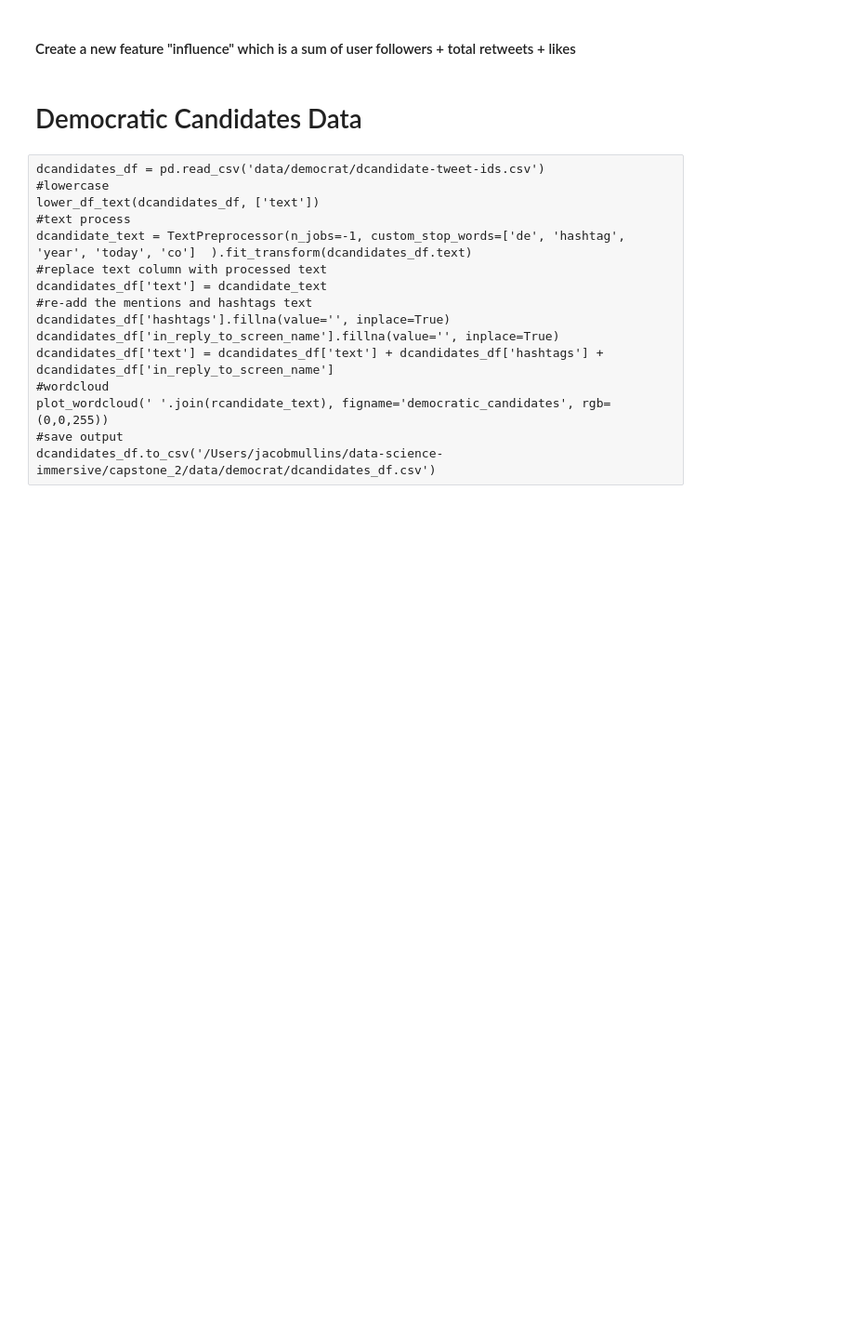
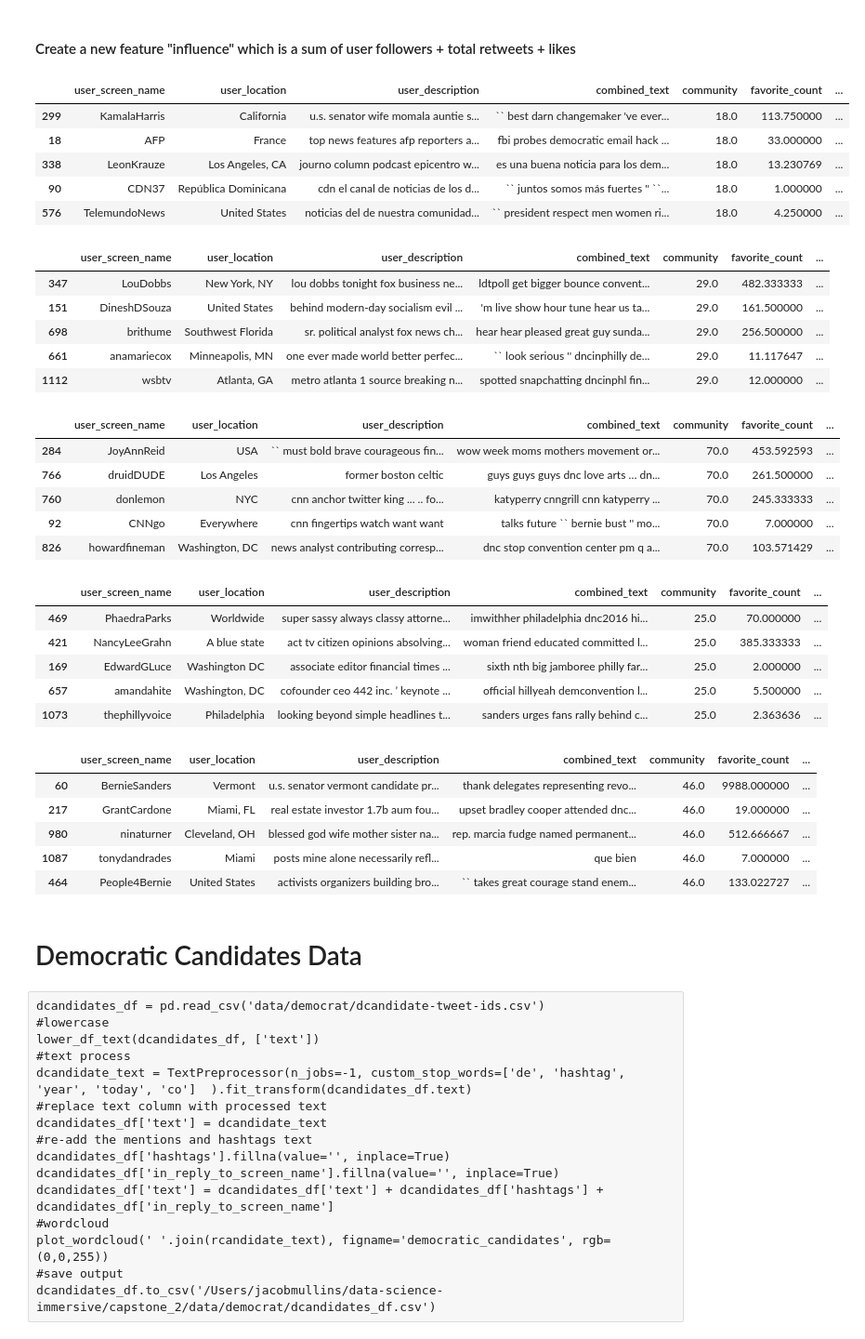
Before and after one commit to jakemull13/Network-Analysis-of-Political-Communites-on-Twitter, a Jupyter notebook: EDA.ipynb, the cells around one changed output. Shown at 93% size. Drawn from its saved outputs; the diff is of its cells as text; code cells hidden in the pictures; blank space fills up the shorter version.

```diff
--- a/EDA.ipynb
+++ b/EDA.ipynb
@@ -459,5 +465,42 @@ plot_tfidf_classfeats_h(dfs)
 # %% [markdown]
 #### Create a new feature "influence" which is a sum of user followers + total retweets + likes
+# %%
+community18.sort_values(by='user_followers_count', ascending=False).head() # hispanic and minotity communities
+community29.sort_values(by='user_followers_count', ascending=False).head() # conservative
+community70.sort_values(by='user_followers_count', ascending=False).head() # journalists
+community25.sort_values(by='user_followers_count', ascending=False).head() # women / womens rights advocates
+community46.sort_values(by='user_followers_count', ascending=False).head() # activists and political outsiders / bernie supporters
+# %% [output]
+|  | user_screen_name | user_location | user_description | combined_text | community | favorite_count | ... |
+| 299 | KamalaHarris | California | u.s. senator wife momala auntie s... | `` best darn changemaker 've ever... | 18.0 | 113.750000 | ... |
+| 18 | AFP | France | top news features afp reporters a... | fbi probes democratic email hack ... | 18.0 | 33.000000 | ... |
+| 338 | LeonKrauze | Los Angeles, CA | journo column podcast epicentro w... | es una buena noticia para los dem... | 18.0 | 13.230769 | ... |
+| 90 | CDN37 | República Dominicana | cdn el canal de noticias de los d... | `` juntos somos más fuertes '' ``... | 18.0 | 1.000000 | ... |
+| 576 | TelemundoNews | United States | noticias del de nuestra comunidad... | `` president respect men women ri... | 18.0 | 4.250000 | ... |
+|  | user_screen_name | user_location | user_description | combined_text | community | favorite_count | ... |
+| 347 | LouDobbs | New York, NY | lou dobbs tonight fox business ne... | ldtpoll get bigger bounce convent... | 29.0 | 482.333333 | ... |
+| 151 | DineshDSouza | United States | behind modern-day socialism evil ... | 'm live show hour tune hear us ta... | 29.0 | 161.500000 | ... |
+| 698 | brithume | Southwest Florida | sr. political analyst fox news ch... | hear hear pleased great guy sunda... | 29.0 | 256.500000 | ... |
+| 661 | anamariecox | Minneapolis, MN | one ever made world better perfec... | `` look serious '' dncinphilly de... | 29.0 | 11.117647 | ... |
+| 1112 | wsbtv | Atlanta, GA | metro atlanta 1 source breaking n... | spotted snapchatting dncinphl fin... | 29.0 | 12.000000 | ... |
+|  | user_screen_name | user_location | user_description | combined_text | community | favorite_count | ... |
+| 284 | JoyAnnReid | USA | `` must bold brave courageous fin... | wow week moms mothers movement or... | 70.0 | 453.592593 | ... |
+| 766 | druidDUDE | Los Angeles | former boston celtic | guys guys guys dnc love arts … dn... | 70.0 | 261.500000 | ... |
+| 760 | donlemon | NYC | cnn anchor twitter king ... .. fo... | katyperry cnngrill cnn katyperry ... | 70.0 | 245.333333 | ... |
+| 92 | CNNgo | Everywhere | cnn fingertips watch want want | talks future `` bernie bust '' mo... | 70.0 | 7.000000 | ... |
+| 826 | howardfineman | Washington, DC | news analyst contributing corresp... | dnc stop convention center pm q a... | 70.0 | 103.571429 | ... |
+|  | user_screen_name | user_location | user_description | combined_text | community | favorite_count | ... |
+| 469 | PhaedraParks | Worldwide | super sassy always classy attorne... | imwithher philadelphia dnc2016 hi... | 25.0 | 70.000000 | ... |
+| 421 | NancyLeeGrahn | A blue state | act tv citizen opinions absolving... | woman friend educated committed l... | 25.0 | 385.333333 | ... |
+| 169 | EdwardGLuce | Washington DC | associate editor financial times ... | sixth nth big jamboree philly far... | 25.0 | 2.000000 | ... |
+| 657 | amandahite | Washington, DC | cofounder ceo 442 inc. ’ keynote ... | official hillyeah demconvention l... | 25.0 | 5.500000 | ... |
+| 1073 | thephillyvoice | Philadelphia | looking beyond simple headlines t... | sanders urges fans rally behind c... | 25.0 | 2.363636 | ... |
+|  | user_screen_name | user_location | user_description | combined_text | community | favorite_count | ... |
+| 60 | BernieSanders | Vermont | u.s. senator vermont candidate pr... | thank delegates representing revo... | 46.0 | 9988.000000 | ... |
+| 217 | GrantCardone | Miami, FL | real estate investor 1.7b aum fou... | upset bradley cooper attended dnc... | 46.0 | 19.000000 | ... |
+| 980 | ninaturner | Cleveland, OH | blessed god wife mother sister na... | rep. marcia fudge named permanent... | 46.0 | 512.666667 | ... |
+| 1087 | tonydandrades | Miami | posts mine alone necessarily refl... | que bien | 46.0 | 7.000000 | ... |
+| 464 | People4Bernie | United States | activists organizers building bro... | `` takes great courage stand enem... | 46.0 | 133.022727 | ... |
 # %% [markdown]
 # Democratic Candidates Data
 # %% [raw]
```
Also changed, not shown: parts of 8 cells of this notebook, 3 other files.
